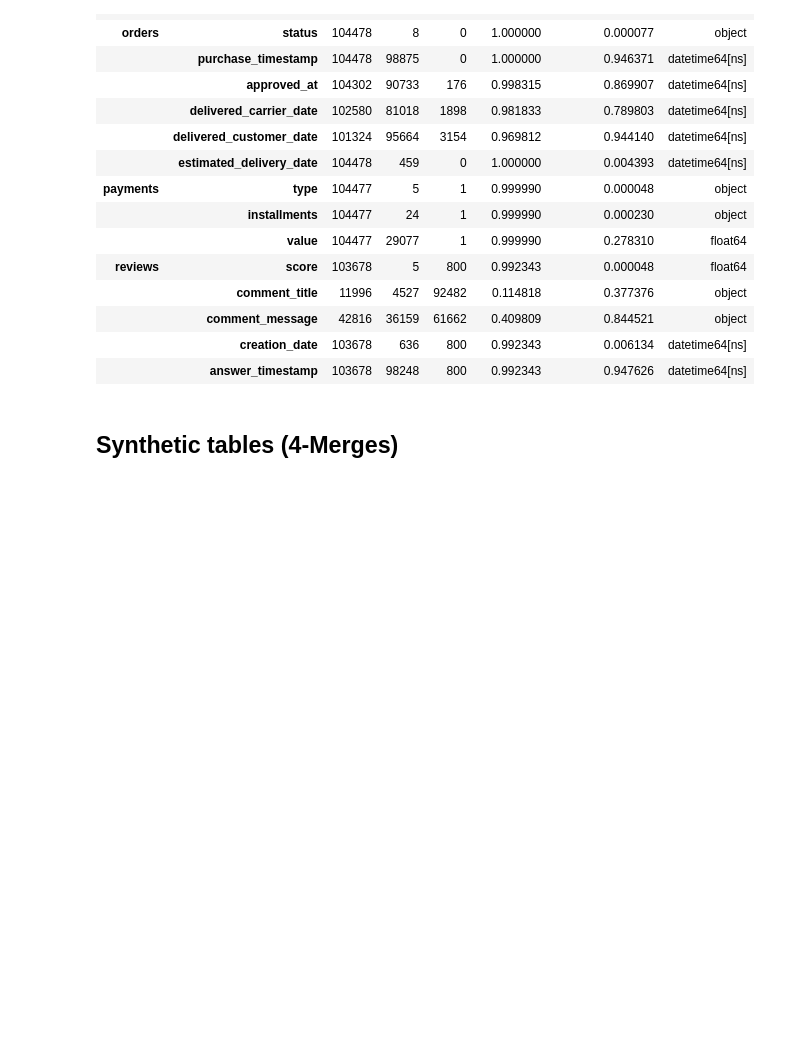
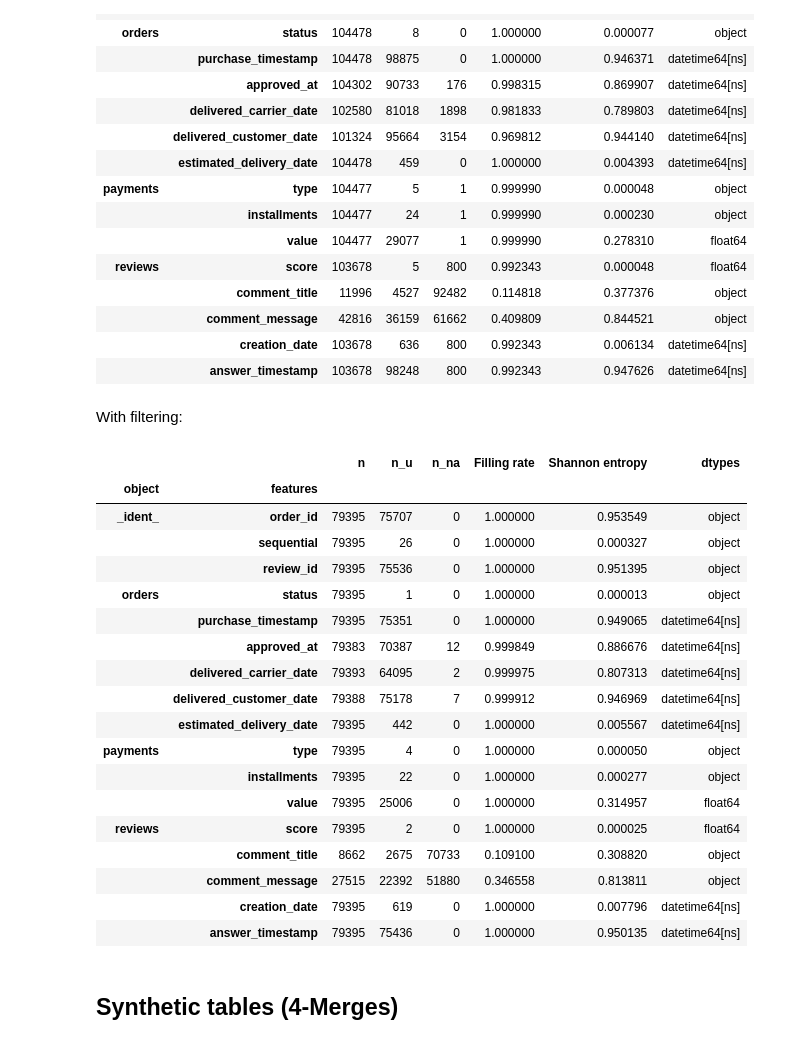
Before and after one commit to Franck-PepperLabs/pepper_olist_market_segmentation, a Jupyter notebook: jupyter/Lepoivre_Franck_1_notebook_exploration_112022.ipynb, the cells around one changed output. Cells and saved outputs as stored; diff of their text form; code cells hidden in the pictures; blank space fills up the shorter version.

```diff
--- a/jupyter/Lepoivre_Franck_1_notebook_exploration_112022.ipynb
+++ b/jupyter/Lepoivre_Franck_1_notebook_exploration_112022.ipynb
@@ -1690,6 +2007,44 @@ display(discrete_stats(opr.reset_index()))
 |  | comment_message | 42816 | 36159 | 61662 | 0.409809 | 0.844521 | object |
 |  | creation_date | 103678 | 636 | 800 | 0.992343 | 0.006134 | datetime64[ns] |
 |  | answer_timestamp | 103678 | 98248 | 800 | 0.992343 | 0.947626 | datetime64[ns] |
+# %% [markdown]
+With filtering:
+# %%
+from olist_commons import get_orders_payments_reviews
+from olist_commons import (
+    index_of_delivered_orders,
+    index_of_reviews_by_score
+)
+from pepper_commons import discrete_stats
+
+opr = get_orders_payments_reviews(
+    orders_index=index_of_delivered_orders(),
+    reviews_index=index_of_reviews_by_score(
+        min_score=4,
+        max_score=5
+    )
+)
+display(discrete_stats(opr.reset_index()))
+# %% [output]
+|  |  | n | n_u | n_na | Filling rate | Shannon entropy | dtypes |
+| object | features |  |  |  |  |  |  |
+| _ident_ | order_id | 79395 | 75707 | 0 | 1.000000 | 0.953549 | object |
+|  | sequential | 79395 | 26 | 0 | 1.000000 | 0.000327 | object |
+|  | review_id | 79395 | 75536 | 0 | 1.000000 | 0.951395 | object |
+| orders | status | 79395 | 1 | 0 | 1.000000 | 0.000013 | object |
+|  | purchase_timestamp | 79395 | 75351 | 0 | 1.000000 | 0.949065 | datetime64[ns] |
+|  | approved_at | 79383 | 70387 | 12 | 0.999849 | 0.886676 | datetime64[ns] |
+|  | delivered_carrier_date | 79393 | 64095 | 2 | 0.999975 | 0.807313 | datetime64[ns] |
+|  | delivered_customer_date | 79388 | 75178 | 7 | 0.999912 | 0.946969 | datetime64[ns] |
+|  | estimated_delivery_date | 79395 | 442 | 0 | 1.000000 | 0.005567 | datetime64[ns] |
+| payments | type | 79395 | 4 | 0 | 1.000000 | 0.000050 | object |
+|  | installments | 79395 | 22 | 0 | 1.000000 | 0.000277 | object |
+|  | value | 79395 | 25006 | 0 | 1.000000 | 0.314957 | float64 |
+| reviews | score | 79395 | 2 | 0 | 1.000000 | 0.000025 | float64 |
+|  | comment_title | 8662 | 2675 | 70733 | 0.109100 | 0.308820 | object |
+|  | comment_message | 27515 | 22392 | 51880 | 0.346558 | 0.813811 | object |
+|  | creation_date | 79395 | 619 | 0 | 1.000000 | 0.007796 | datetime64[ns] |
+|  | answer_timestamp | 79395 | 75436 | 0 | 1.000000 | 0.950135 | datetime64[ns] |
 # %% [markdown]
 ## Synthetic tables (4-Merges)
 # %% [markdown]
```
Also changed, not shown: parts of 40 cells of this notebook, 5 other files.
